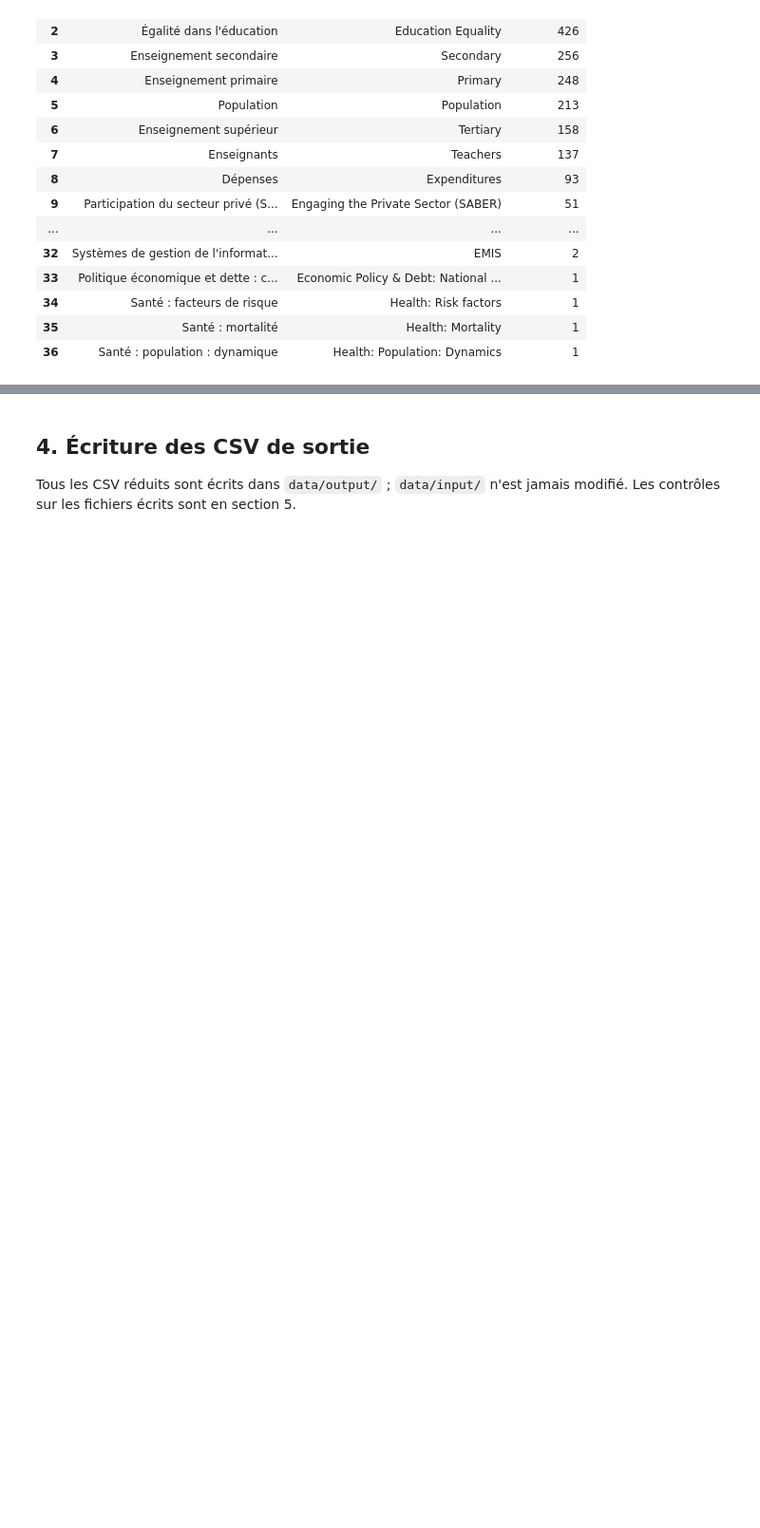
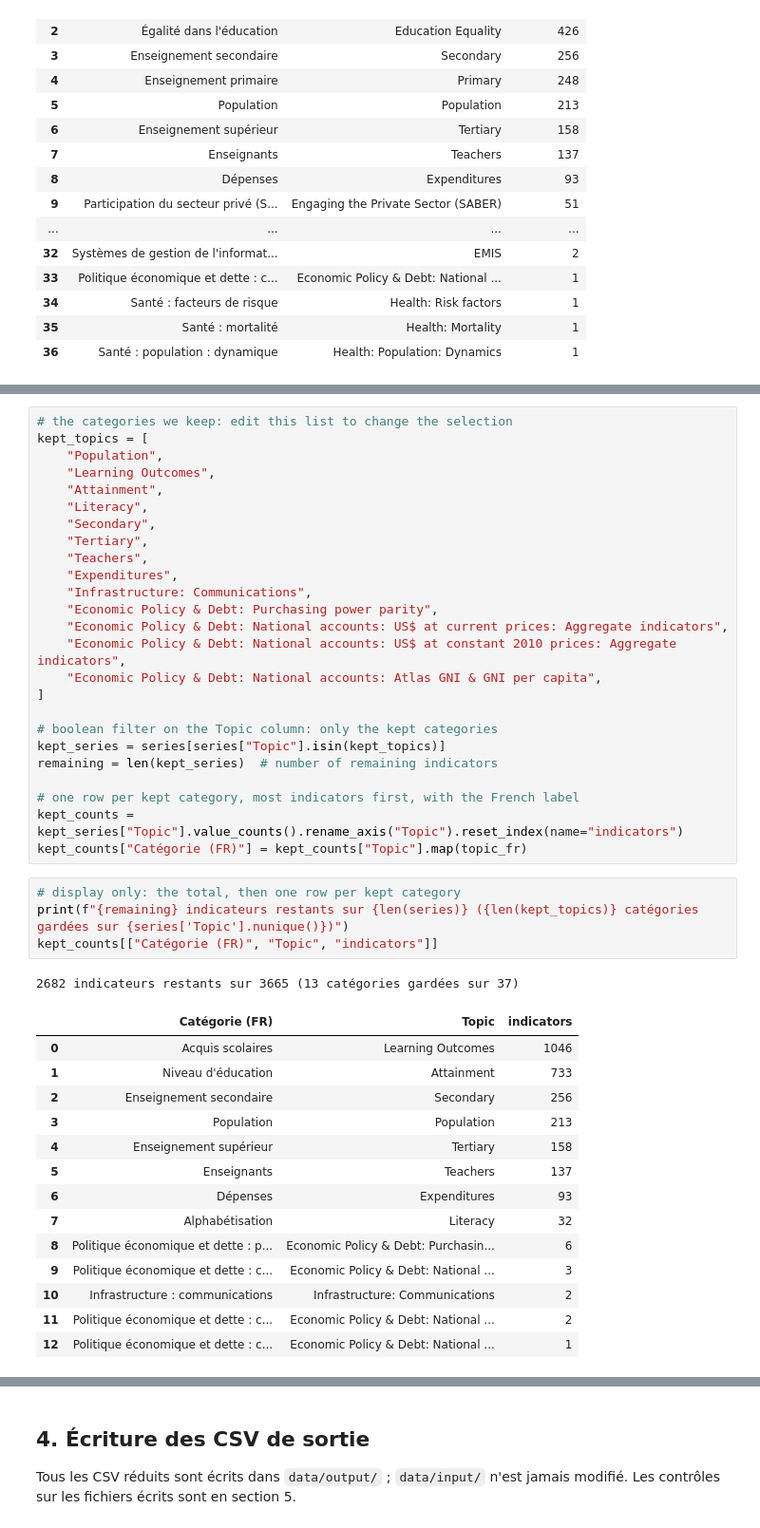
Before and after one commit to humanuoid/oc-p2-education-systems-analysis, a Jupyter notebook: notebooks/dataset_reduction.ipynb, the cells around one changed output, grey strips where cells are left out. Shown at 95% size. Saved outputs shown, nothing was run; the diff lists cells and outputs as text; blank space fills up the shorter version.

```diff
--- a/notebooks/dataset_reduction.ipynb
+++ b/notebooks/dataset_reduction.ipynb
@@ -394,0 +419,45 @@ topics[["Catégorie (FR)", "Topic", "indicators"]]
+# %%
+# the categories we keep: edit this list to change the selection
+kept_topics = [
+    "Population",
+    "Learning Outcomes",
+    "Attainment",
+    "Literacy",
+    "Secondary",
+    "Tertiary",
+    "Teachers",
+    "Expenditures",
+    "Infrastructure: Communications",
+    "Economic Policy & Debt: Purchasing power parity",
+    "Economic Policy & Debt: National accounts: US$ at current prices: Aggregate indicators",
+    "Economic Policy & Debt: National accounts: US$ at constant 2010 prices: Aggregate indicators",
+    "Economic Policy & Debt: National accounts: Atlas GNI & GNI per capita",
+]
+
+# boolean filter on the Topic column: only the kept categories
+kept_series = series[series["Topic"].isin(kept_topics)]
+remaining = len(kept_series)  # number of remaining indicators
+
+# one row per kept category, most indicators first, with the French label
+kept_counts = kept_series["Topic"].value_counts().rename_axis("Topic").reset_index(name="indicators")
+kept_counts["Catégorie (FR)"] = kept_counts["Topic"].map(topic_fr)
+# %%
+# display only: the total, then one row per kept category
+print(f"{remaining} indicateurs restants sur {len(series)} ({len(kept_topics)} catégories gardées sur {series['Topic'].nunique()})")
+kept_counts[["Catégorie (FR)", "Topic", "indicators"]]
+# %% [output]
+2682 indicateurs restants sur 3665 (13 catégories gardées sur 37)
+|  | Catégorie (FR) | Topic | indicators |
+| 0 | Acquis scolaires | Learning Outcomes | 1046 |
+| 1 | Niveau d'éducation | Attainment | 733 |
+| 2 | Enseignement secondaire | Secondary | 256 |
+| 3 | Population | Population | 213 |
+| 4 | Enseignement supérieur | Tertiary | 158 |
+| 5 | Enseignants | Teachers | 137 |
+| 6 | Dépenses | Expenditures | 93 |
+| 7 | Alphabétisation | Literacy | 32 |
+| 8 | Politique économique et dette : p... | Economic Policy & Debt: Purchasin... | 6 |
+| 9 | Politique économique et dette : c... | Economic Policy & Debt: National ... | 3 |
+| 10 | Infrastructure : communications | Infrastructure: Communications | 2 |
+| 11 | Politique économique et dette : c... | Economic Policy & Debt: National ... | 2 |
+| 12 | Politique économique et dette : c... | Economic Policy & Debt: National ... | 1 |
```
Also changed, not shown: parts of 3 cells of this notebook.
